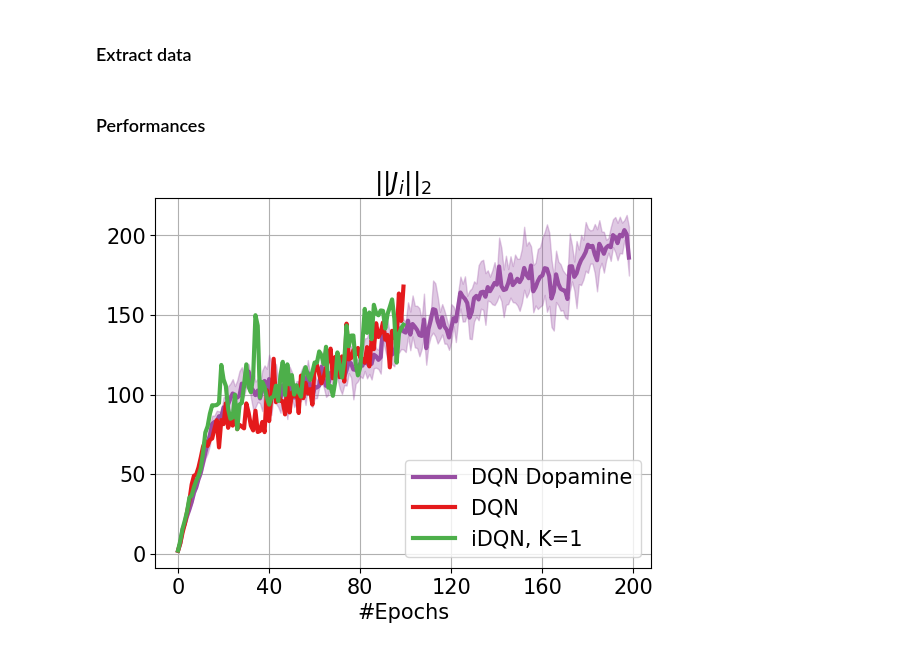
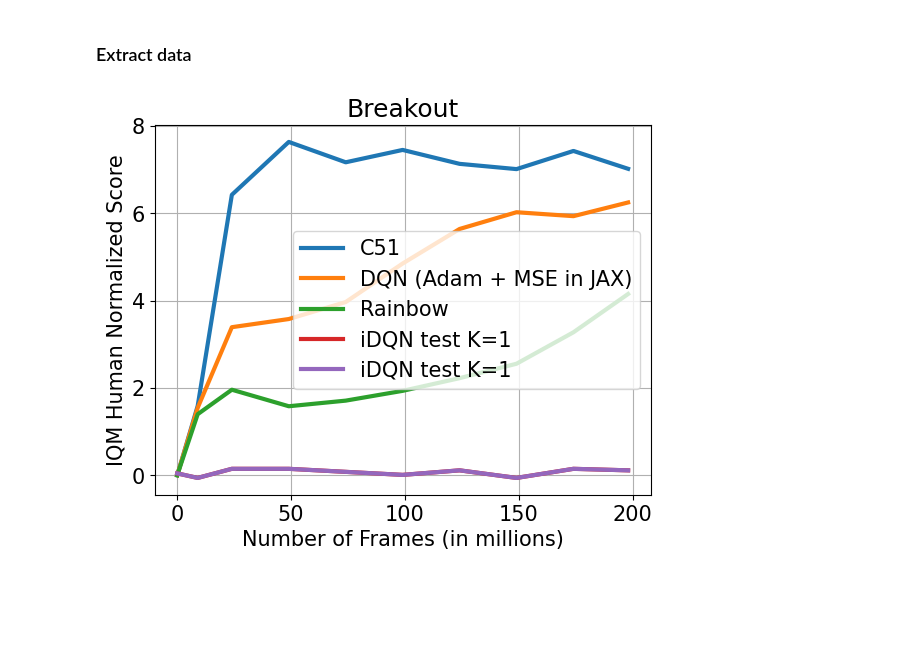
Before and after one commit to theovincent/i-DQN, a Jupyter notebook: experiments/atari/plots.ipynb, the cells around one changed output. Cells and saved outputs as stored; diff of their text form; code cells hidden in the pictures; blank space fills up the shorter version.

Commit message:
clean plots

```diff
--- a/experiments/atari/plots.ipynb
+++ b/experiments/atari/plots.ipynb
@@ -36,2 +18,0 @@ for idx_experiment, experiment_name in enumerate(experiment_names):
-# %% [markdown]
-### Performances
@@ -48,24 +19,49 @@ for idx_experiment in range(len(experiment_names)):
-# %%
-import matplotlib.pyplot as plt
-from experiments import colors
-
-plt.rc("font", size=15)
-plt.rc("lines", linewidth=3)
-
-iterations = range(0, p["n_epochs"])
-
-plt.plot(iterations, dopamine_j_mean, label="DQN Dopamine", color=colors["0"], zorder=2)
-plt.fill_between(iterations, dopamine_j_confidence_interval[0], dopamine_j_confidence_interval[1], color=colors["0"], alpha=0.3, zorder=2)
-
-for idx_experiment, experiment_name in enumerate(experiment_names):
-    plt.plot(iterations, idqn_j_mean[idx_experiment], label=experiment_labels[idx_experiment], color=colors[f"{idx_experiment + 1}"], zorder=2)
-    plt.fill_between(iterations, idqn_j_confidence_interval[idx_experiment, 0], idqn_j_confidence_interval[idx_experiment, 1], color=colors[f"{idx_experiment + 1}"], alpha=0.3, zorder=2)
-
-plt.xticks(range(0, p["n_epochs"] + 1, ticks_freq))
-plt.xlabel("#Epochs")
-plt.title(r"$|| J_i ||_2$")
-plt.legend().set_zorder(3)
-plt.grid(zorder=0)
-_ = plt.savefig(f"figures/{experiment_names[0]}/J.pdf", bbox_inches='tight')
-# %% [output]
-[figure, removed]
+# %%
+from idqn.utils.dopamine_scores import get_dopamine_scores
+
+
+dopamine_js = {}
+for dopamine_baseline in dopamine_baselines:
+    dopamine_js[dopamine_baseline] = {}
+    for game in games:
+        dopamine_js[dopamine_baseline].update(get_dopamine_scores(game, dopamine_baseline))
+
+idqn_js = {}
+for experiment in experiments:
+    for k in ks:
+        idqn_js[f"{experiment}_{k}"] = {}
+        for game in games:
+            for seed in seeds:
+                idqn_js[f"{experiment}_{k}"][f"{game}_{seed}"] = np.load(f"figures/{experiment}/{game}/iDQN/{k}_J_{seed}.npy")
+# %%
+import matplotlib.pyplot as plt
+from idqn.utils.plots import compute_iqm_and_confidence_interval
+
+plt.rc("font", size=15)
+plt.rc("lines", linewidth=3)
+
+for dopamine_baseline in dopamine_baselines:
+    iqms, iqms_confidence_interval = compute_iqm_and_confidence_interval(dopamine_js[dopamine_baseline], selected_epochs)
+    plt.plot(selected_epochs, iqms, label=dopamine_baseline)
+    if plot_std:
+        plt.fill_between(selected_epochs, iqms_confidence_interval[0, :], iqms_confidence_interval[1, :], alpha=0.3)
+
+for experiment in experiments:
+    for k in ks:
+        iqms, iqms_confidence_interval = compute_iqm_and_confidence_interval(idqn_js[f"{experiment}_{k}"], selected_epochs)
+        plt.plot(selected_epochs, iqms, label=f"iDQN {experiment} K={k}")
+        if plot_std:
+            plt.fill_between(selected_epochs, iqms_confidence_interval[0, :], iqms_confidence_interval[1, :], alpha=0.3)
+
+
+plt.legend()
+plt.grid()
+plt.xlabel("Number of Frames (in millions)")
+plt.ylabel("IQM Human Normalized Score")
+if len(games) == 1:
+    plt.title(games[0])
+    _ = plt.savefig(f"figures/{experiments[0]}/{games[0]}/J.pdf", bbox_inches='tight')
+else:
+    _ = plt.savefig(f"figures/{experiments[0]}/J.pdf", bbox_inches='tight')
+# %% [output]
+[figure, added]
```
Also changed, not shown: parts of 4 cells of this notebook, 1 other file.
